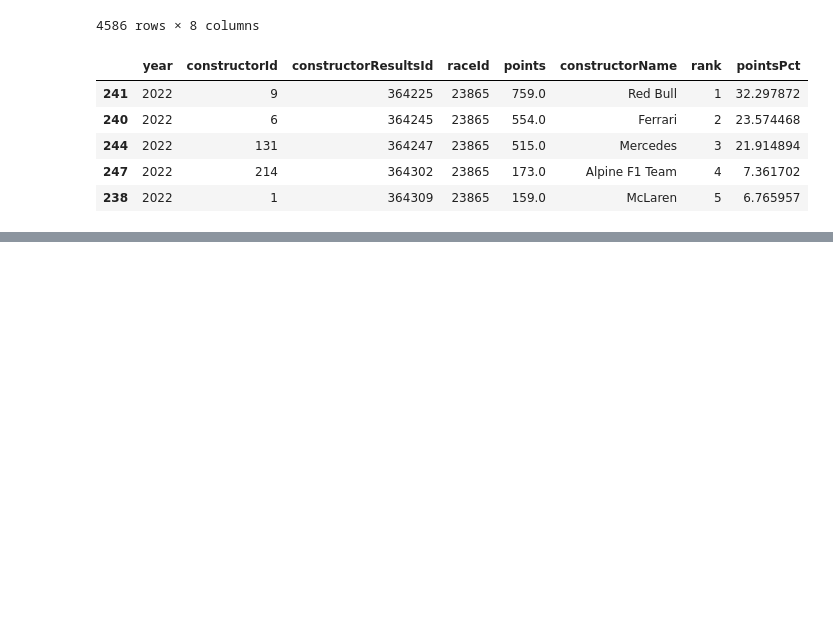
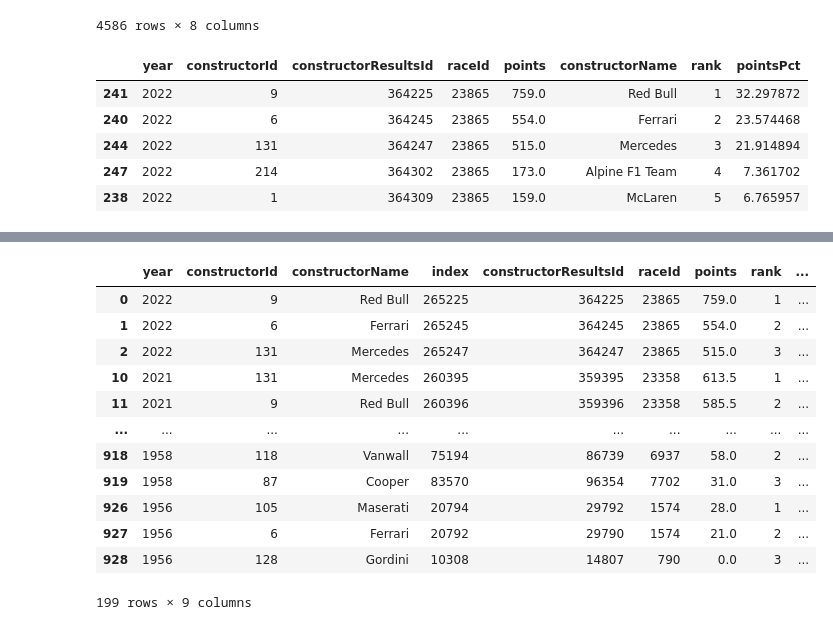
Before and after one commit to FarhatAdam/f1_pt_distribution, a Jupyter notebook: constructor_formatting.ipynb, the cells around one changed output, grey strips where cells are left out. Cells and saved outputs as stored; diff of their text form; code cells hidden in the pictures; blank space fills up the shorter version.

```diff
--- a/constructor_formatting.ipynb
+++ b/constructor_formatting.ipynb
@@ -203,0 +276,18 @@ YNPct = constructor_pts_year['year','constructorName','pointsPct']
+# %%
+top3_alltime = allYears_pts[allYears_pts['rank']<=3]
+top3_alltime = allYears_pts[allYears_pts['rank']<=3]
+top3_alltime
+# %% [output]
+|  | year | constructorId | constructorName | index | constructorResultsId | raceId | points | rank | ... |
+| 0 | 2022 | 9 | Red Bull | 265225 | 364225 | 23865 | 759.0 | 1 | ... |
+| 1 | 2022 | 6 | Ferrari | 265245 | 364245 | 23865 | 554.0 | 2 | ... |
+| 2 | 2022 | 131 | Mercedes | 265247 | 364247 | 23865 | 515.0 | 3 | ... |
+| 10 | 2021 | 131 | Mercedes | 260395 | 359395 | 23358 | 613.5 | 1 | ... |
+| 11 | 2021 | 9 | Red Bull | 260396 | 359396 | 23358 | 585.5 | 2 | ... |
+| ... | ... | ... | ... | ... | ... | ... | ... | ... | ... |
+| 918 | 1958 | 118 | Vanwall | 75194 | 86739 | 6937 | 58.0 | 2 | ... |
+| 919 | 1958 | 87 | Cooper | 83570 | 96354 | 7702 | 31.0 | 3 | ... |
+| 926 | 1956 | 105 | Maserati | 20794 | 29792 | 1574 | 28.0 | 1 | ... |
+| 927 | 1956 | 6 | Ferrari | 20792 | 29790 | 1574 | 21.0 | 2 | ... |
+| 928 | 1956 | 128 | Gordini | 10308 | 14807 | 790 | 0.0 | 3 | ... |
+199 rows × 9 columns
```
Also changed, not shown: parts of 15 cells of this notebook, 12 other files.
